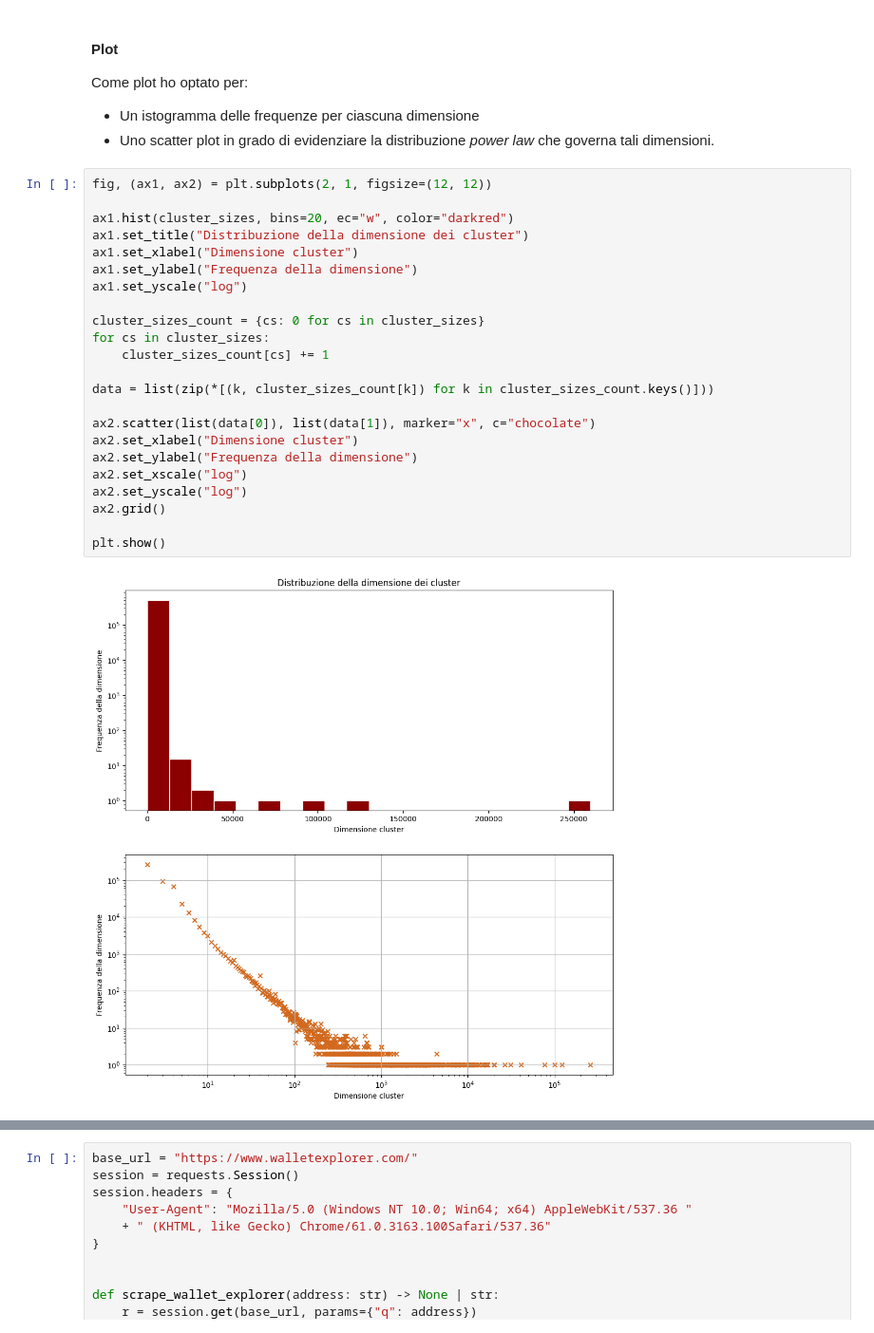
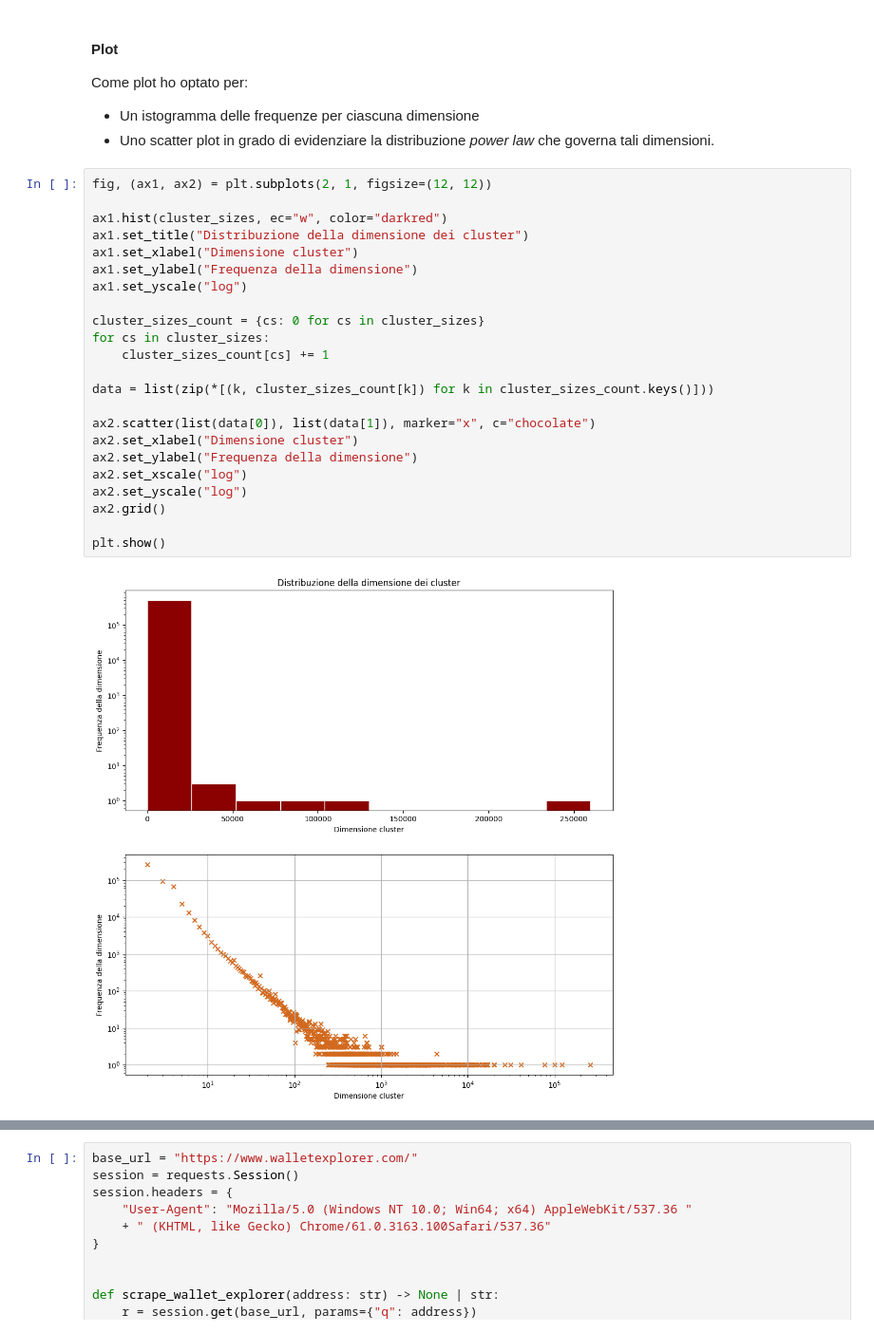
Before and after one commit to FedericoBustaffa/crafty, a Jupyter notebook: notebook.ipynb, the cells around one changed output, grey strips where cells are left out. Shown: that part at 95% size. Cells and saved outputs as stored; diff of their text form.

```diff
--- a/notebook.ipynb
+++ b/notebook.ipynb
@@ -576,28 +686,28 @@ Come plot ho optato per:
 # %%
 fig, (ax1, ax2) = plt.subplots(2, 1, figsize=(12, 12))
 
-ax1.hist(cluster_sizes, bins=20, ec="w", color="darkred")
+ax1.hist(cluster_sizes, ec="w", color="darkred")
 ax1.set_title("Distribuzione della dimensione dei cluster")
 ax1.set_xlabel("Dimensione cluster")
 ax1.set_ylabel("Frequenza della dimensione")
 ax1.set_yscale("log")
 
 cluster_sizes_count = {cs: 0 for cs in cluster_sizes}
 for cs in cluster_sizes:
     cluster_sizes_count[cs] += 1
 
 data = list(zip(*[(k, cluster_sizes_count[k]) for k in cluster_sizes_count.keys()]))
 
 ax2.scatter(list(data[0]), list(data[1]), marker="x", c="chocolate")
 ax2.set_xlabel("Dimensione cluster")
 ax2.set_ylabel("Frequenza della dimensione")
 ax2.set_xscale("log")
 ax2.set_yscale("log")
 ax2.grid()
 
 plt.show()
 # %% [output]
-[figure, old version]
+[figure, new version]
 # %% [markdown]
 ## Deanonimizzazione
 
```
Also changed, not shown: parts of 12 cells of this notebook.
